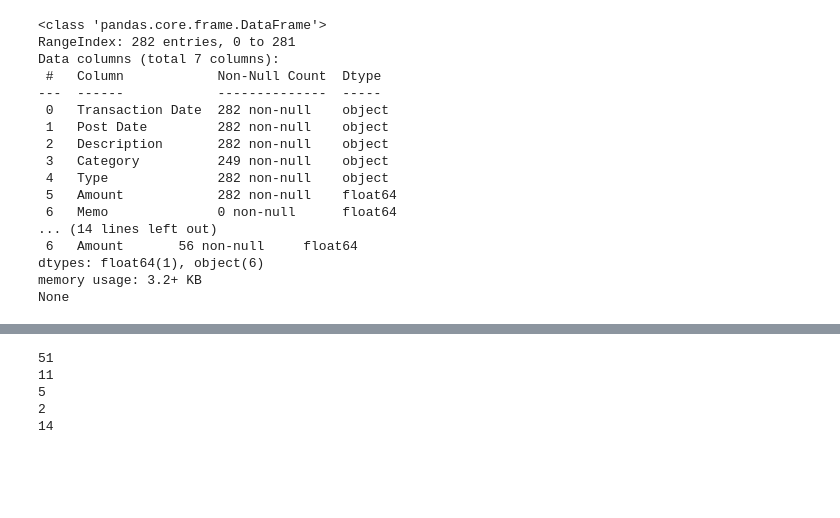
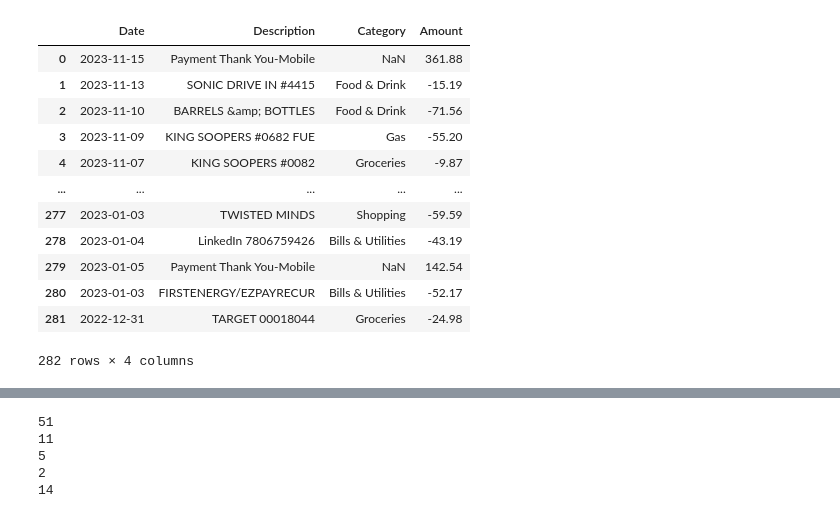
Before and after one commit to willdavis111/Budget_DA, a Jupyter notebook: Budget_app.ipynb, the cells around one changed output, grey strips where cells are left out. Saved outputs shown, nothing was run; the diff lists cells and outputs as text; code cells hidden in the pictures; blank space fills up the shorter version.

```diff
--- a/Budget_app.ipynb
+++ b/Budget_app.ipynb
@@ -103,25 +49,3 @@ import datetime
 # Convert date columns to datetime and withdraw/depo to float
 chase_full['Date'] = pd.to_datetime(chase_full['Date'])
 pnc_full['Date'] = pd.to_datetime(pnc_full['Date'])
-# %%
-#confirm data types
-print(chase_full.info())
-print(pnc_full.info())
-# %% [output]
-<class 'pandas.core.frame.DataFrame'>
-RangeIndex: 282 entries, 0 to 281
-Data columns (total 7 columns):
- #   Column            Non-Null Count  Dtype
----  ------            --------------  -----
- 0   Transaction Date  282 non-null    object
- 1   Post Date         282 non-null    object
- 2   Description       282 non-null    object
- 3   Category          249 non-null    object
- 4   Type              282 non-null    object
- 5   Amount            282 non-null    float64
- 6   Memo              0 non-null      float64
-... (14 lines left out)
- 6   Amount       56 non-null     float64
-dtypes: float64(1), object(6)
-memory usage: 3.2+ KB
-None
@@ -127,0 +56,16 @@ None
+# %%
+chase_reduced
+# %% [output]
+|  | Date | Description | Category | Amount |
+| 0 | 2023-11-15 | Payment Thank You-Mobile | NaN | 361.88 |
+| 1 | 2023-11-13 | SONIC DRIVE IN #4415 | Food & Drink | -15.19 |
+| 2 | 2023-11-10 | BARRELS &amp; BOTTLES | Food & Drink | -71.56 |
+| 3 | 2023-11-09 | KING SOOPERS #0682 FUE | Gas | -55.20 |
+| 4 | 2023-11-07 | KING SOOPERS #0082 | Groceries | -9.87 |
+| ... | ... | ... | ... | ... |
+| 277 | 2023-01-03 | TWISTED MINDS | Shopping | -59.59 |
+| 278 | 2023-01-04 | LinkedIn 7806759426 | Bills & Utilities | -43.19 |
+| 279 | 2023-01-05 | Payment Thank You-Mobile | NaN | 142.54 |
+| 280 | 2023-01-03 | FIRSTENERGY/EZPAYRECUR | Bills & Utilities | -52.17 |
+| 281 | 2022-12-31 | TARGET 00018044 | Groceries | -24.98 |
+282 rows × 4 columns
```
Also changed, not shown: parts of 20 cells of this notebook.
